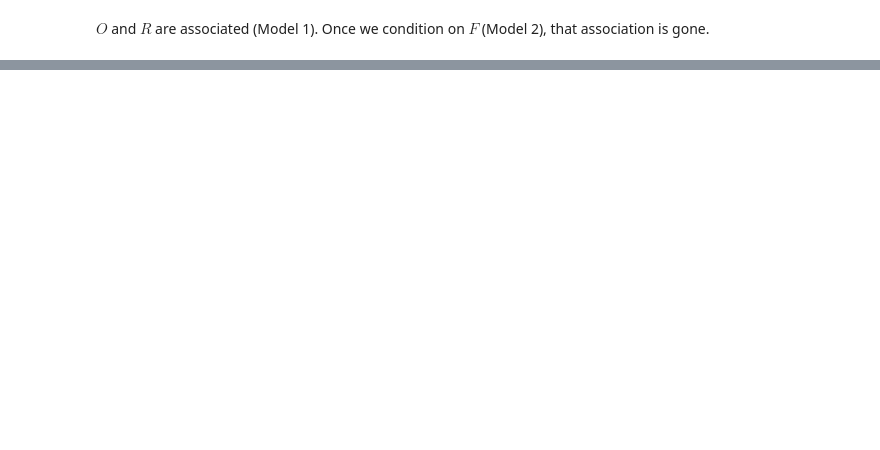
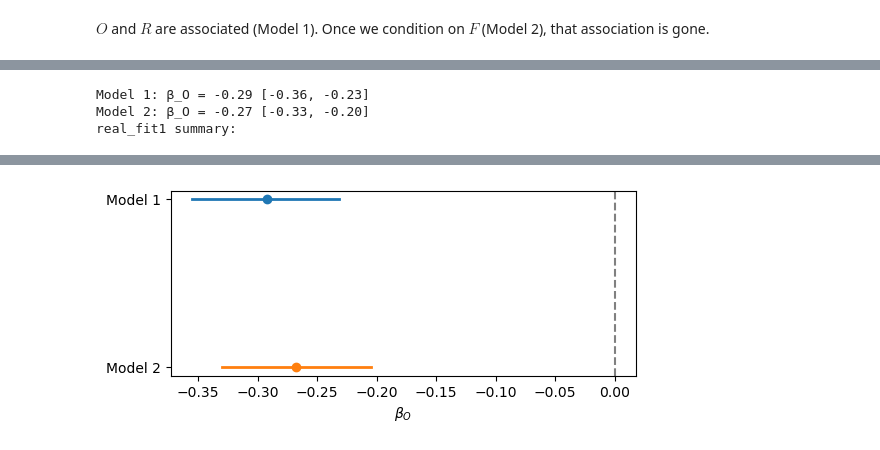
Before and after one commit to marobinette/bayesian_statistics, a Jupyter notebook: portfolio/3/portfolio.ipynb, the cells around one changed output, grey strips where cells are left out. Saved outputs shown, nothing was run; the diff lists cells and outputs as text; code cells hidden in the pictures; blank space fills up the shorter version.

```diff
--- a/portfolio/3/portfolio.ipynb
+++ b/portfolio/3/portfolio.ipynb
@@ -42,7 +42,8 @@ memory usage: 132.9+ MB
 - we keep the latest snapshot per site
 # %%
 cols = ['policyid', 'uri', 'year', 'timestamp', 'rank', 'wordcount', 'numobfs', 'flesch']
-raw = pd.read_csv('./policy-metadata.csv', usecols=cols)
+DATA_PATH = './data/policy-metadata.csv' # Mohsen, where is your data sir?
+raw = pd.read_csv(DATA_PATH, usecols=cols)
 
 # Most recent snapshot per site (deterministic tie-break)
 latest = (raw.sort_values(['uri', 'timestamp', 'policyid'])
@@ -244,0 +251,8 @@ fit2.summary()
+# %%
+# real regression
+o_log = np.log(sites['numobfs'])
+r_log = np.log(sites['rank'])
+f = sites['flesch'] / 10
+
+real_fit1 = regress(r_log, o_log, alpha_mean=8, alpha_sd=3, beta_sd=0.5)
+real_fit2 = regress(r_log, np.column_stack([o_log, f]), alpha_mean=8, alpha_sd=3, beta_sd=0.5)
@@ -244,0 +270,8 @@ fit2.summary()
+# %%
+plot_regression(real_fit1, real_fit2, "real_data")
+print("real_fit1 summary:")
+real_fit1.summary()
+# %% [output]
+Model 1: β_O = -0.29 [-0.36, -0.23]
+Model 2: β_O = -0.27 [-0.33, -0.20]
+real_fit1 summary:
@@ -244,0 +283 @@ fit2.summary()
+[figure, added]
```
Also changed, not shown: parts of 14 cells of this notebook, 9 other files.
